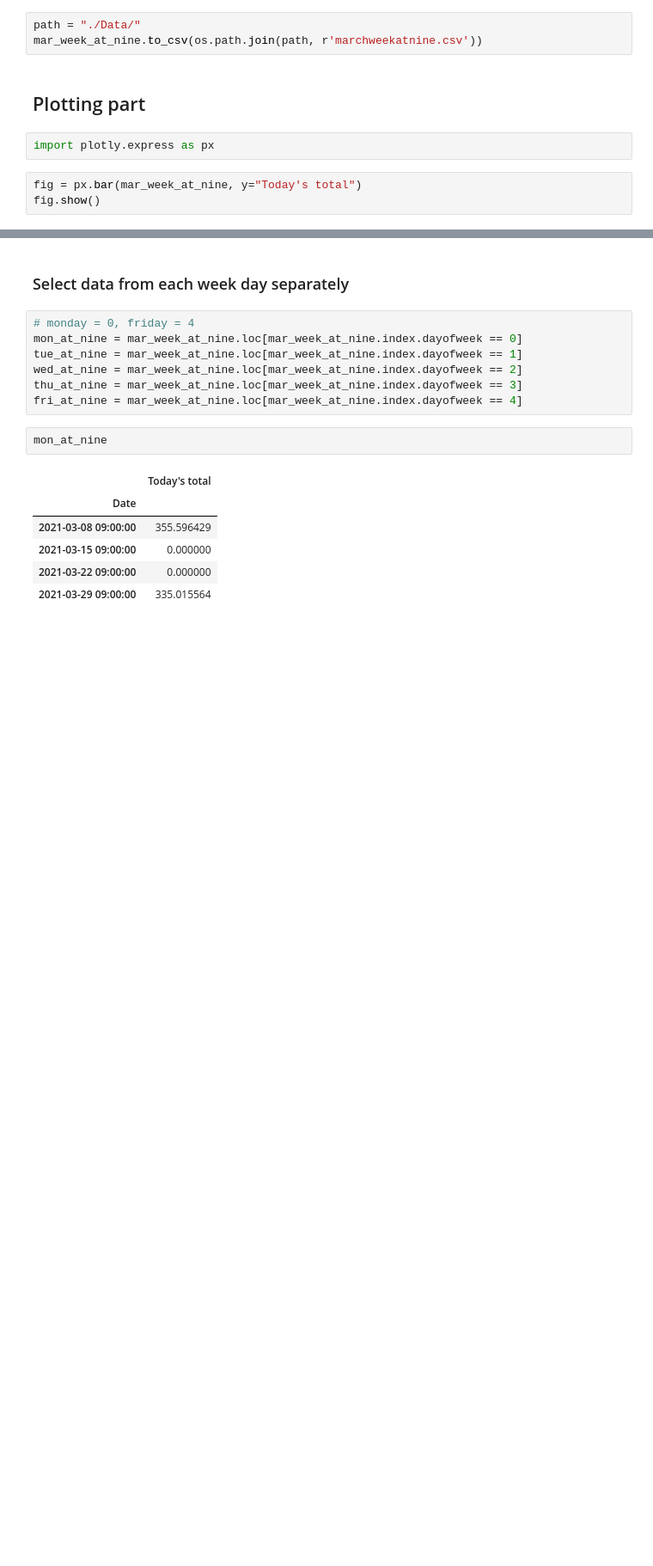
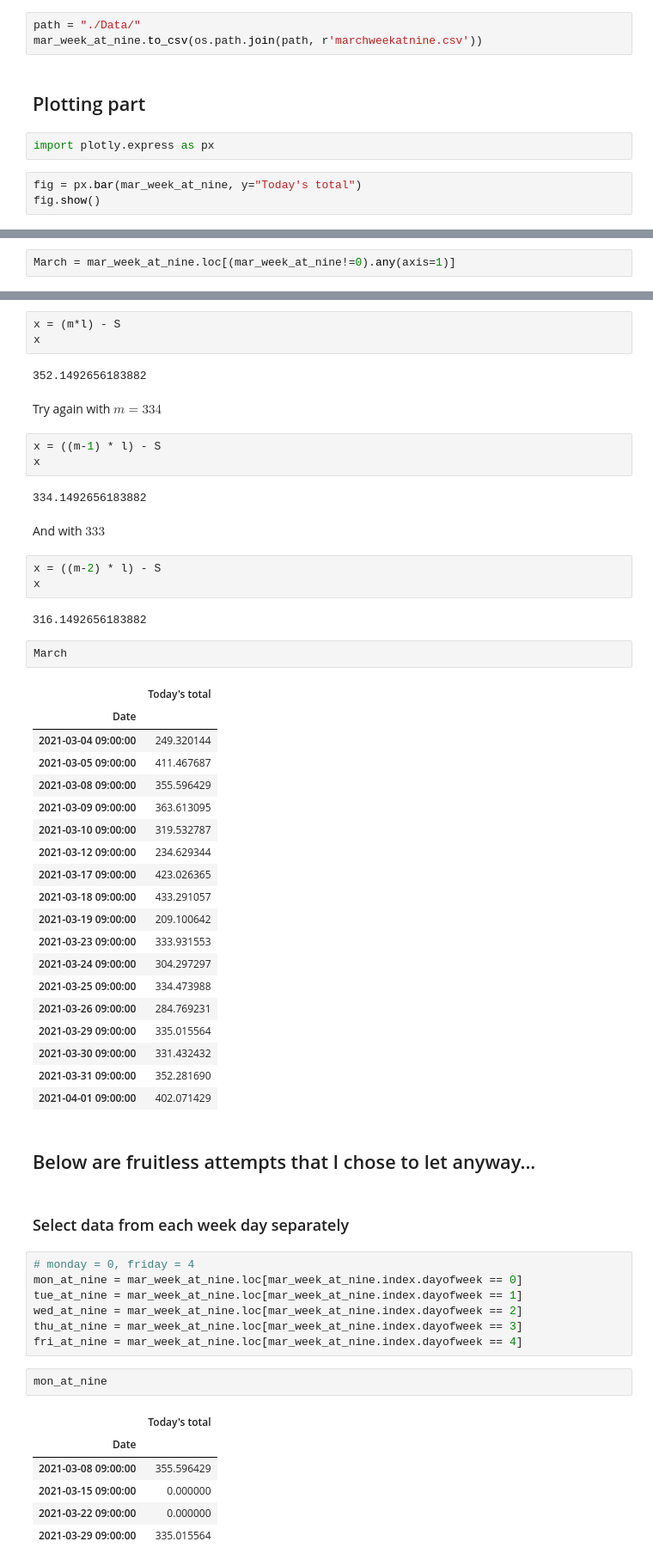
Before and after one commit to AmelieVernay/Pred_Bike_Challenge, a Jupyter notebook: forecast.ipynb, the cells around one changed output, grey strips where cells are left out. Shown at 86% size. Cells and saved outputs as stored; diff of their text form; blank space fills up the shorter version.

```diff
--- a/forecast.ipynb
+++ b/forecast.ipynb
@@ -68,0 +73,2 @@ fig.show()
+# %%
+March = mar_week_at_nine.loc[(mar_week_at_nine!=0).any(axis=1)]
@@ -69,3 +118,46 @@ fig.show()
+# %%
+x = (m*l) - S
+x
+# %% [output]
+352.1492656183882
+# %% [markdown]
+Try again with $m = 334$
+# %%
+x = ((m-1) * l) - S
+x
+# %% [output]
+334.1492656183882
+# %% [markdown]
+And with $333$
+# %%
+x = ((m-2) * l) - S
+x
+# %% [output]
+316.1492656183882
+# %%
+March
+# %% [output]
+|  | Today's total |
+| Date |  |
+| 2021-03-04 09:00:00 | 249.320144 |
+| 2021-03-05 09:00:00 | 411.467687 |
+| 2021-03-08 09:00:00 | 355.596429 |
+| 2021-03-09 09:00:00 | 363.613095 |
+| 2021-03-10 09:00:00 | 319.532787 |
+| 2021-03-12 09:00:00 | 234.629344 |
+| 2021-03-17 09:00:00 | 423.026365 |
+| 2021-03-18 09:00:00 | 433.291057 |
+| 2021-03-19 09:00:00 | 209.100642 |
+| 2021-03-23 09:00:00 | 333.931553 |
+| 2021-03-24 09:00:00 | 304.297297 |
+| 2021-03-25 09:00:00 | 334.473988 |
+| 2021-03-26 09:00:00 | 284.769231 |
+| 2021-03-29 09:00:00 | 335.015564 |
+| 2021-03-30 09:00:00 | 331.432432 |
+| 2021-03-31 09:00:00 | 352.281690 |
+| 2021-04-01 09:00:00 | 402.071429 |
+# %% [markdown]
+## Below are fruitless attempts that I chose to let anyway...
 # %% [markdown]
 ### Select data from each week day separately
 # %%
```
Also changed, not shown: parts of 16 cells of this notebook, 2 other files.
